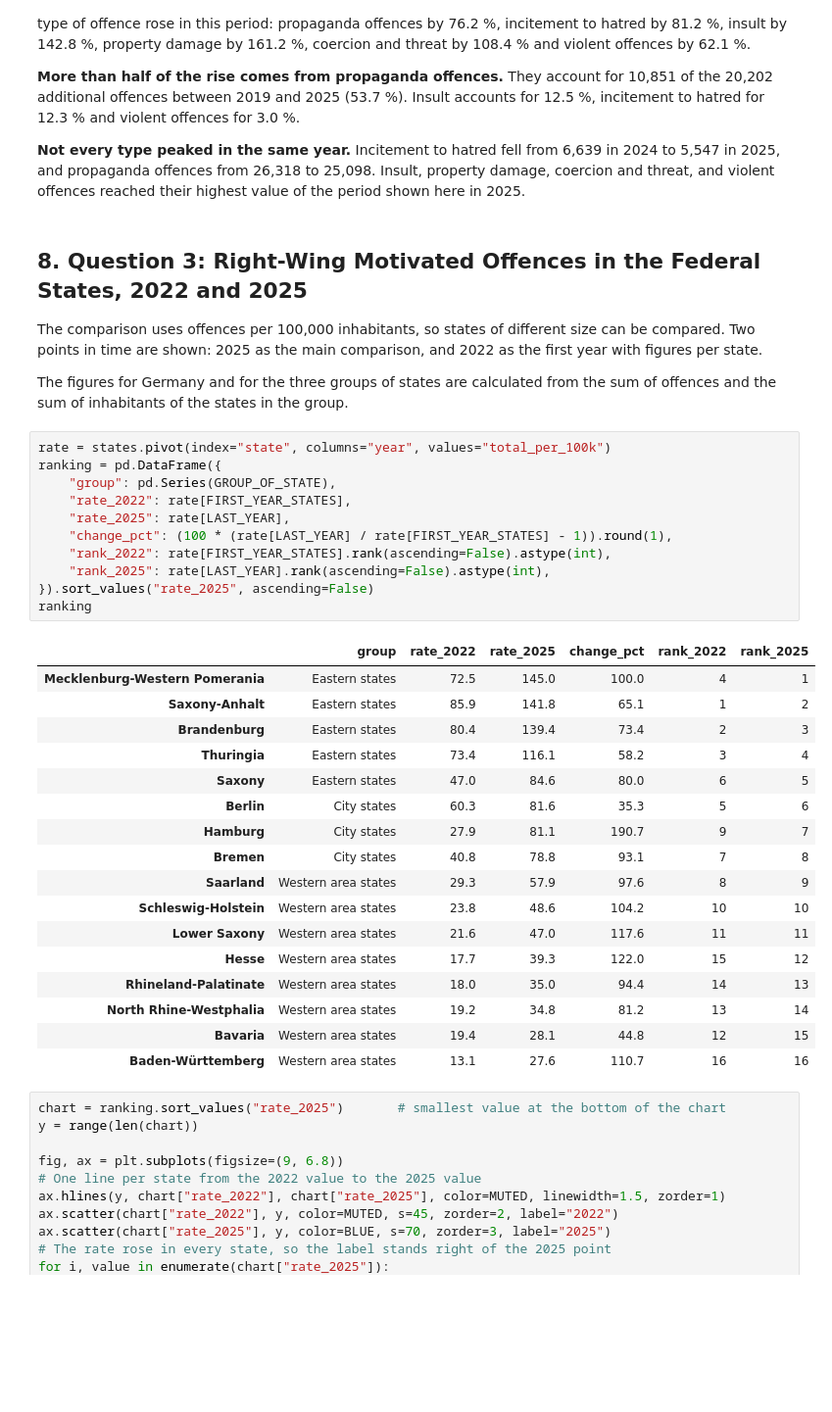
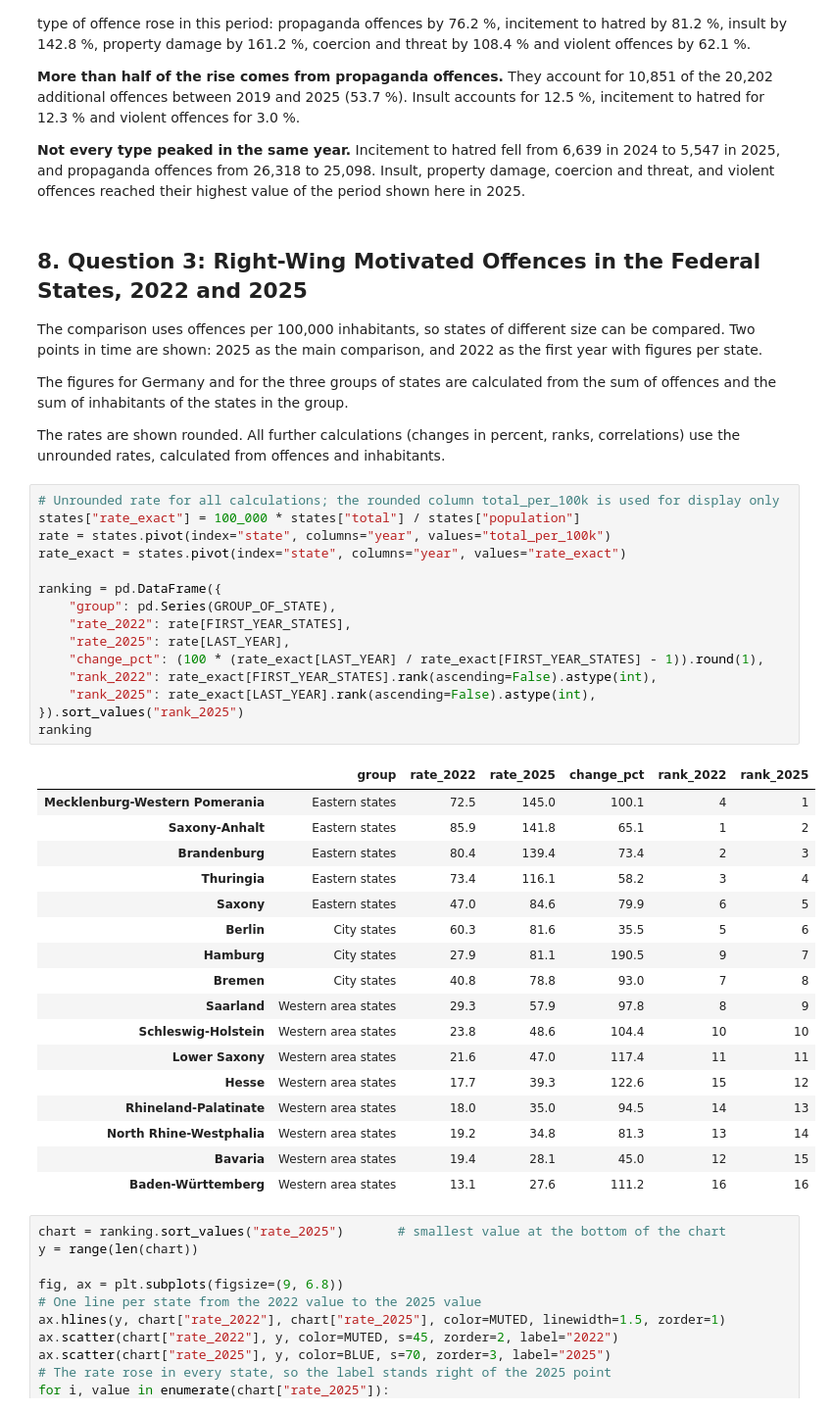
Before and after one commit to Amirhouschang/right-wing-crime-germany-pmk, a Jupyter notebook: notebooks/02_analysis.ipynb, the cells around one changed output. Shown at 98% size. Cells and saved outputs as stored; diff of their text form; blank space fills up the shorter version.

```diff
--- a/notebooks/02_analysis.ipynb
+++ b/notebooks/02_analysis.ipynb
@@ -376,35 +376,41 @@ plt.show()
 The comparison uses offences per 100,000 inhabitants, so states of different size can be compared. Two points in time are shown: 2025 as the main comparison, and 2022 as the first year with figures per state.
 
 The figures for Germany and for the three groups of states are calculated from the sum of offences and the sum of inhabitants of the states in the group.
+
+The rates are shown rounded. All further calculations (changes in percent, ranks, correlations) use the unrounded rates, calculated from offences and inhabitants.
 # %%
+# Unrounded rate for all calculations; the rounded column total_per_100k is used for display only
+states["rate_exact"] = 100_000 * states["total"] / states["population"]
 rate = states.pivot(index="state", columns="year", values="total_per_100k")
+rate_exact = states.pivot(index="state", columns="year", values="rate_exact")
+
 ranking = pd.DataFrame({
     "group": pd.Series(GROUP_OF_STATE),
     "rate_2022": rate[FIRST_YEAR_STATES],
     "rate_2025": rate[LAST_YEAR],
-    "change_pct": (100 * (rate[LAST_YEAR] / rate[FIRST_YEAR_STATES] - 1)).round(1),
-    "rank_2022": rate[FIRST_YEAR_STATES].rank(ascending=False).astype(int),
-    "rank_2025": rate[LAST_YEAR].rank(ascending=False).astype(int),
-}).sort_values("rate_2025", ascending=False)
+    "change_pct": (100 * (rate_exact[LAST_YEAR] / rate_exact[FIRST_YEAR_STATES] - 1)).round(1),
+    "rank_2022": rate_exact[FIRST_YEAR_STATES].rank(ascending=False).astype(int),
+    "rank_2025": rate_exact[LAST_YEAR].rank(ascending=False).astype(int),
+}).sort_values("rank_2025")
 ranking
 # %% [output]
 |  | group | rate_2022 | rate_2025 | change_pct | rank_2022 | rank_2025 |
-| Mecklenburg-Western Pomerania | Eastern states | 72.5 | 145.0 | 100.0 | 4 | 1 |
+| Mecklenburg-Western Pomerania | Eastern states | 72.5 | 145.0 | 100.1 | 4 | 1 |
 | Saxony-Anhalt | Eastern states | 85.9 | 141.8 | 65.1 | 1 | 2 |
 | Brandenburg | Eastern states | 80.4 | 139.4 | 73.4 | 2 | 3 |
 | Thuringia | Eastern states | 73.4 | 116.1 | 58.2 | 3 | 4 |
-| Saxony | Eastern states | 47.0 | 84.6 | 80.0 | 6 | 5 |
-| Berlin | City states | 60.3 | 81.6 | 35.3 | 5 | 6 |
-| Hamburg | City states | 27.9 | 81.1 | 190.7 | 9 | 7 |
-| Bremen | City states | 40.8 | 78.8 | 93.1 | 7 | 8 |
-| Saarland | Western area states | 29.3 | 57.9 | 97.6 | 8 | 9 |
-| Schleswig-Holstein | Western area states | 23.8 | 48.6 | 104.2 | 10 | 10 |
-| Lower Saxony | Western area states | 21.6 | 47.0 | 117.6 | 11 | 11 |
-| Hesse | Western area states | 17.7 | 39.3 | 122.0 | 15 | 12 |
-| Rhineland-Palatinate | Western area states | 18.0 | 35.0 | 94.4 | 14 | 13 |
-| North Rhine-Westphalia | Western area states | 19.2 | 34.8 | 81.2 | 13 | 14 |
-| Bavaria | Western area states | 19.4 | 28.1 | 44.8 | 12 | 15 |
-| Baden-Württemberg | Western area states | 13.1 | 27.6 | 110.7 | 16 | 16 |
+| Saxony | Eastern states | 47.0 | 84.6 | 79.9 | 6 | 5 |
+| Berlin | City states | 60.3 | 81.6 | 35.5 | 5 | 6 |
+| Hamburg | City states | 27.9 | 81.1 | 190.5 | 9 | 7 |
+| Bremen | City states | 40.8 | 78.8 | 93.0 | 7 | 8 |
+| Saarland | Western area states | 29.3 | 57.9 | 97.8 | 8 | 9 |
+| Schleswig-Holstein | Western area states | 23.8 | 48.6 | 104.4 | 10 | 10 |
+| Lower Saxony | Western area states | 21.6 | 47.0 | 117.4 | 11 | 11 |
+| Hesse | Western area states | 17.7 | 39.3 | 122.6 | 15 | 12 |
+| Rhineland-Palatinate | Western area states | 18.0 | 35.0 | 94.5 | 14 | 13 |
+| North Rhine-Westphalia | Western area states | 19.2 | 34.8 | 81.3 | 13 | 14 |
+| Bavaria | Western area states | 19.4 | 28.1 | 45.0 | 12 | 15 |
+| Baden-Württemberg | Western area states | 13.1 | 27.6 | 111.2 | 16 | 16 |
 # %%
 chart = ranking.sort_values("rate_2025")       # smallest value at the bottom of the chart
 y = range(len(chart))
```
Also changed, not shown: parts of 8 cells of this notebook, 4 other files.
